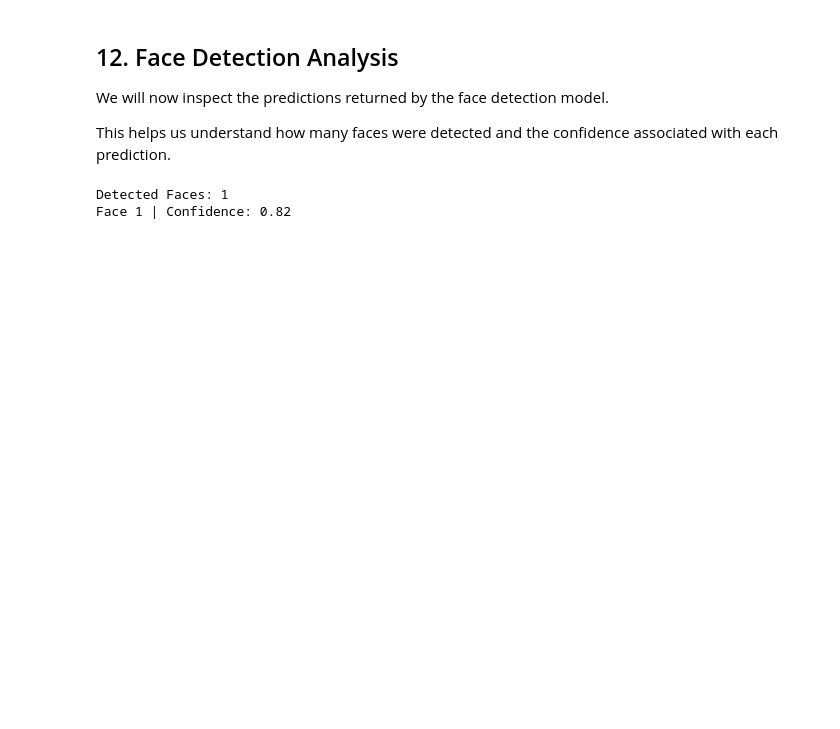
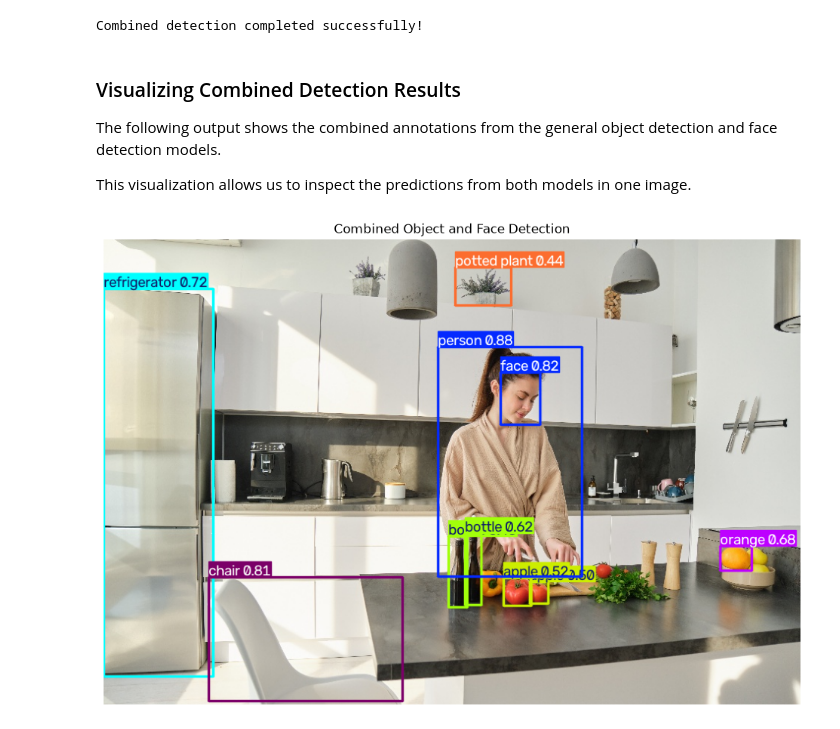
Before and after one commit to gursimranai/YOLO-Face-Detection, a Jupyter notebook: notebooks/01-image-detection.ipynb, the cells around one changed output. Saved outputs shown, nothing was run; the diff lists cells and outputs as text; code cells hidden in the pictures; blank space fills up the shorter version.

```diff
--- a/notebooks/01-image-detection.ipynb
+++ b/notebooks/01-image-detection.ipynb
@@ -258,22 +326,36 @@ Class: dining table | Confidence: 0.26
+# %%
+# Generate object detection annotations
+object_annotated = object_result.plot()
+
+# Add face detection annotations
+combined_result = face_result.plot(
+    img=object_annotated
+)
+
+print("Combined detection completed successfully!")
+# %% [output]
+Combined detection completed successfully!
 # %% [markdown]
-## 12. Face Detection Analysis
+### Visualizing Combined Detection Results
 
-We will now inspect the predictions returned by the face detection model.
+The following output shows the combined annotations from the general object detection and face detection models.
 
-This helps us understand how many faces were detected and the confidence associated with each prediction.
+This visualization allows us to inspect the predictions from both models in one image.
 # %%
-face_result = face_results[0]
+# Convert combined result from BGR to RGB
+combined_rgb = cv2.cvtColor(
+    combined_result,
+    cv2.COLOR_BGR2RGB
+)
 
-print("Detected Faces:", len(face_result.boxes))
+# Display combined detection result
+plt.figure(figsize=(14, 8))
 
-for index, box in enumerate(face_result.boxes, start=1):
-    confidence = float(box.conf[0])
+plt.imshow(combined_rgb)
+plt.title("Combined Object and Face Detection")
+plt.axis("off")
 
-    print(
-        f"Face {index} | "
-        f"Confidence: {confidence:.2f}"
-    )
+plt.show()
 # %% [output]
-Detected Faces: 1
-Face 1 | Confidence: 0.82
+[figure, added]
 # %% [markdown]
```
Also changed, not shown: parts of 41 cells of this notebook.
